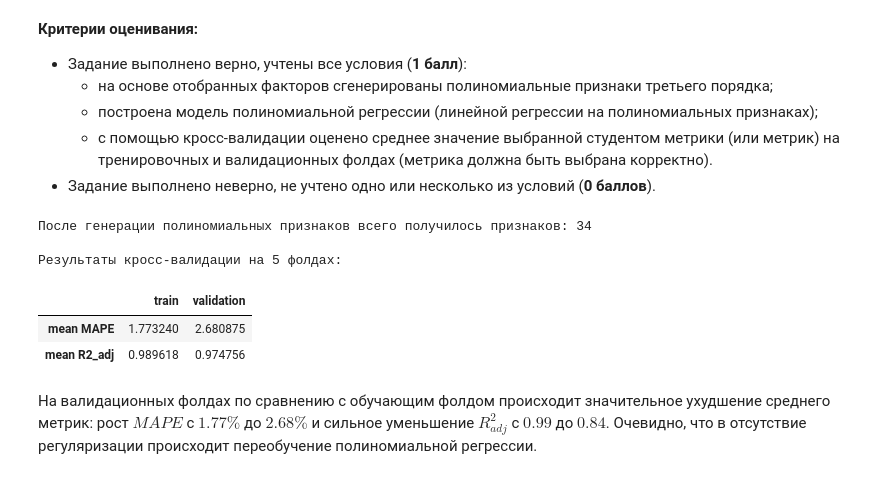
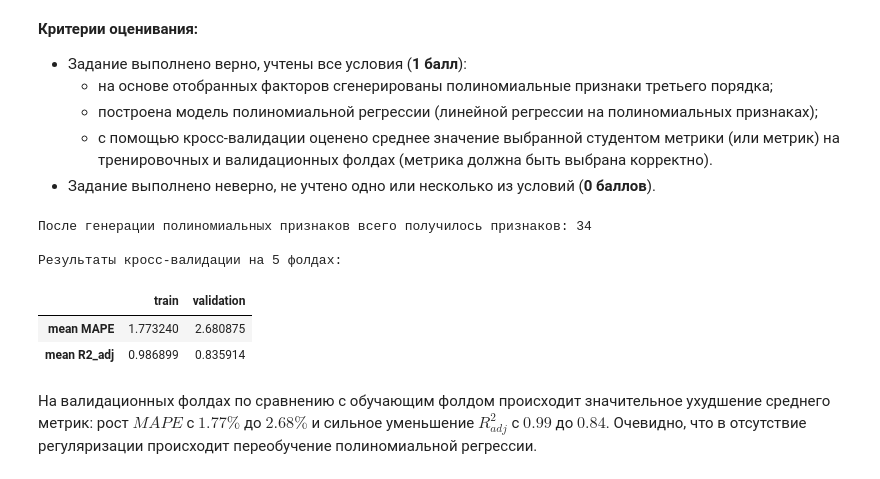
Before and after one commit to akitim/SkillFactory_current, a Jupyter notebook: MATH_ML_2_Практика_Акимкин.ipynb, the cells around one changed output. Saved outputs shown, nothing was run; the diff lists cells and outputs as text; code cells hidden in the pictures.

```diff
--- a/MATH_ML_2_Практика_Акимкин.ipynb
+++ b/MATH_ML_2_Практика_Акимкин.ipynb
@@ -625,7 +625,7 @@ print('После генерации полиномиальных признак
       x_poly.shape[1])
 
 # строим модель
-linreg = LinearRegression()
+linreg = LinearRegression(fit_intercept=True)
 
 # пользовательская функция для расчета скорректированного
 # коэффициента детерминации R2_adj при кросс-валидации,
@@ -634,37 +634,38 @@ def R2_adj_scorer(estimator, X, y_true):
     n = X.shape[0] # кол-во наблюдений
     k = X.shape[1] # кол-во признаков
     y_pred = estimator.predict(X)
 
     # расчет метрики
     S_res = np.sum((y_pred - y_true) ** 2)
     S_tot = np.sum((np.mean(y_true) - y_true) ** 2)
 
     return 1 - S_res / (n - k) / (S_tot / (n - 1))
 
 # оцениваем качество модели на кросс-валидации, метрики — MAPE и R2_adj
 cv_result = cross_validate(
     linreg, x_poly, y,
     scoring={'nMAPE':'neg_mean_absolute_percentage_error',
-            'R2_adj': 'r2'}, #R2_adj_scorer}, #'R2_adj_scorer
+            'R2_adj': R2_adj_scorer},
     cv=5, return_train_score=True
 )
 
 MAPE_cv_train, R2_adj_cv_train = \
 -np.mean(cv_result['train_nMAPE']) * 100, np.mean(cv_result['train_R2_adj'])
 MAPE_cv_test, R2_adj_cv_test = \
 -np.mean(cv_result['test_nMAPE']) * 100, np.mean(cv_result['test_R2_adj'])
 
 print('\nРезультаты кросс-валидации на 5 фолдах:')
-display(pd.DataFrame({'train': [MAPE_cv_train, R2_adj_cv_train],
+df_lr_cv = pd.DataFrame({'train': [MAPE_cv_train, R2_adj_cv_train],
               'validation': [MAPE_cv_test, R2_adj_cv_test]},
-             index = ['mean MAPE', 'mean R2_adj']))
+             index = ['mean MAPE', 'mean R2_adj'])
+display(df_lr_cv)
 # %% [output]
 После генерации полиномиальных признаков всего получилось признаков: 34
 
 Результаты кросс-валидации на 5 фолдах:
 |  | train | validation |
 | mean MAPE | 1.773240 | 2.680875 |
-| mean R2_adj | 0.989618 | 0.974756 |
+| mean R2_adj | 0.986899 | 0.835914 |
 # %% [markdown]
 На валидационных фолдах по сравнению с обучающим фолдом происходит  значительное ухудшение среднего метрик: рост $MAPE$ c $1.77\%$ до $2.68\%$ и сильное уменьшение $R^2_{adj}$ c $0.99$ до $0.84$. Очевидно, что в отсутствие регуляризации происходит переобучение полиномиальной регрессии.
 # %% [markdown]
```
Also changed, not shown: parts of 7 cells of this notebook.
